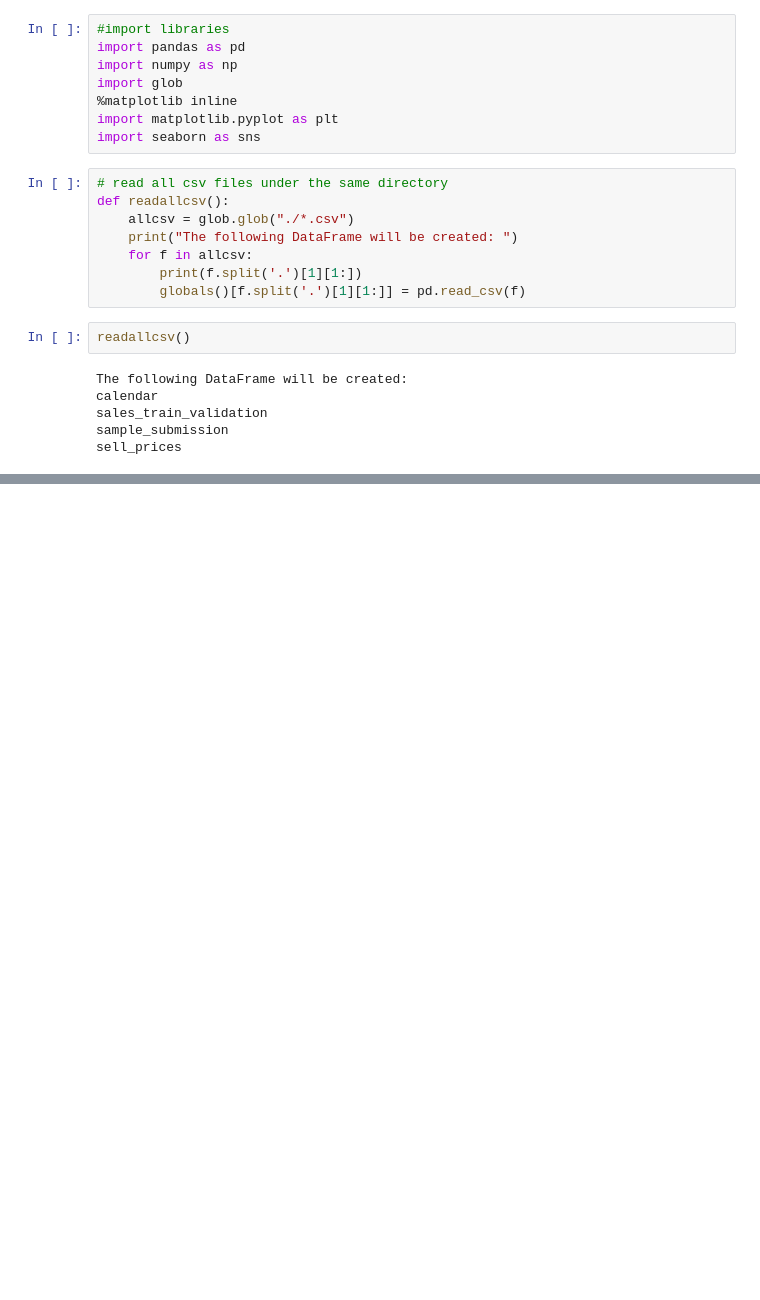
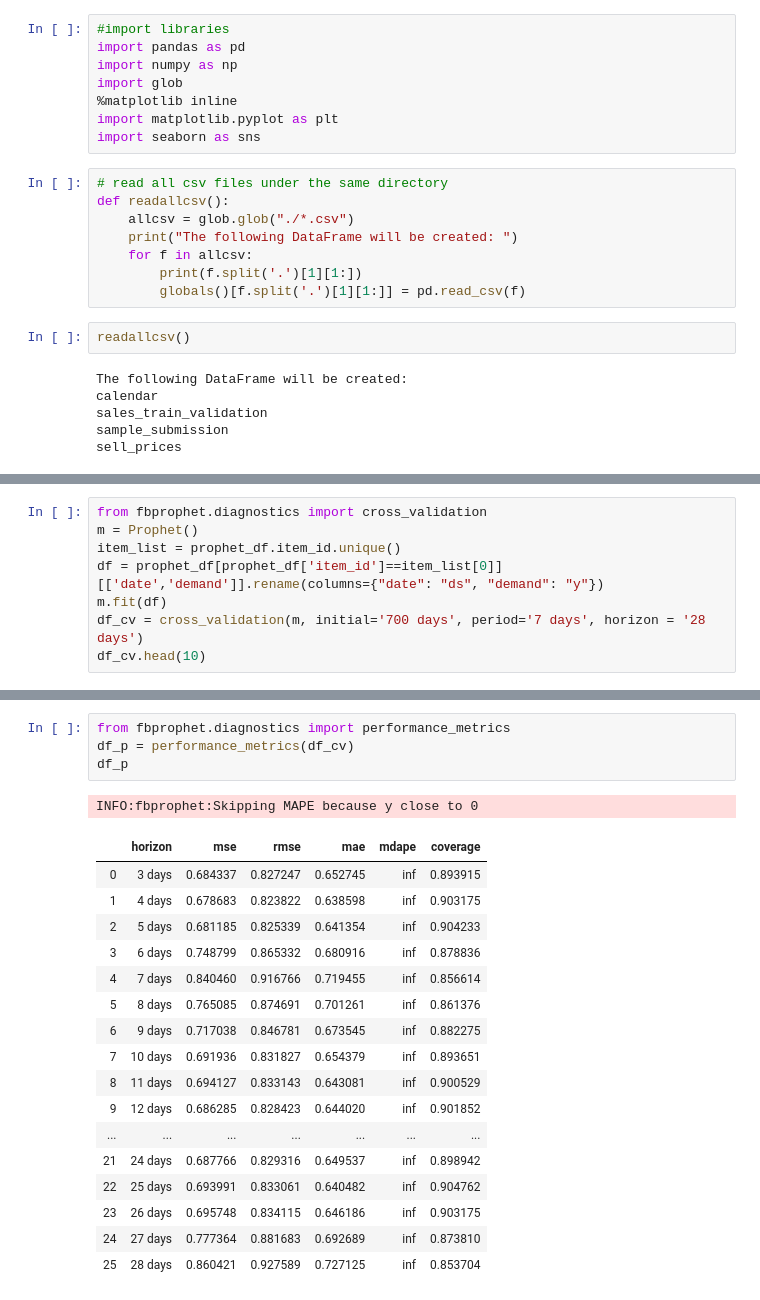
Before and after one commit to fstseng/M5_Forecast, a Jupyter notebook: Roc.ipynb, the cells around one changed output, grey strips where cells are left out. Saved outputs shown, nothing was run; the diff lists cells and outputs as text; blank space fills up the shorter version.

```diff
--- a/Roc.ipynb
+++ b/Roc.ipynb
@@ -65,0 +125,8 @@ min_df.shape
+# %%
+from fbprophet.diagnostics import cross_validation
+m = Prophet()
+item_list = prophet_df.item_id.unique()
+df = prophet_df[prophet_df['item_id']==item_list[0]][['date','demand']].rename(columns={"date": "ds", "demand": "y"})
+m.fit(df)
+df_cv = cross_validation(m, initial='700 days', period='7 days', horizon = '28 days')
+df_cv.head(10)
@@ -65,0 +162,23 @@ min_df.shape
+# %%
+from fbprophet.diagnostics import performance_metrics
+df_p = performance_metrics(df_cv)
+df_p
+# %% [output]
+INFO:fbprophet:Skipping MAPE because y close to 0
+|  | horizon | mse | rmse | mae | mdape | coverage |
+| 0 | 3 days | 0.684337 | 0.827247 | 0.652745 | inf | 0.893915 |
+| 1 | 4 days | 0.678683 | 0.823822 | 0.638598 | inf | 0.903175 |
+| 2 | 5 days | 0.681185 | 0.825339 | 0.641354 | inf | 0.904233 |
+| 3 | 6 days | 0.748799 | 0.865332 | 0.680916 | inf | 0.878836 |
+| 4 | 7 days | 0.840460 | 0.916766 | 0.719455 | inf | 0.856614 |
+| 5 | 8 days | 0.765085 | 0.874691 | 0.701261 | inf | 0.861376 |
+| 6 | 9 days | 0.717038 | 0.846781 | 0.673545 | inf | 0.882275 |
+| 7 | 10 days | 0.691936 | 0.831827 | 0.654379 | inf | 0.893651 |
+| 8 | 11 days | 0.694127 | 0.833143 | 0.643081 | inf | 0.900529 |
+| 9 | 12 days | 0.686285 | 0.828423 | 0.644020 | inf | 0.901852 |
+| ... | ... | ... | ... | ... | ... | ... |
+| 21 | 24 days | 0.687766 | 0.829316 | 0.649537 | inf | 0.898942 |
+| 22 | 25 days | 0.693991 | 0.833061 | 0.640482 | inf | 0.904762 |
+| 23 | 26 days | 0.695748 | 0.834115 | 0.646186 | inf | 0.903175 |
+| 24 | 27 days | 0.777364 | 0.881683 | 0.692689 | inf | 0.873810 |
+| 25 | 28 days | 0.860421 | 0.927589 | 0.727125 | inf | 0.853704 |
```
Also changed, not shown: parts of 47 cells of this notebook.
